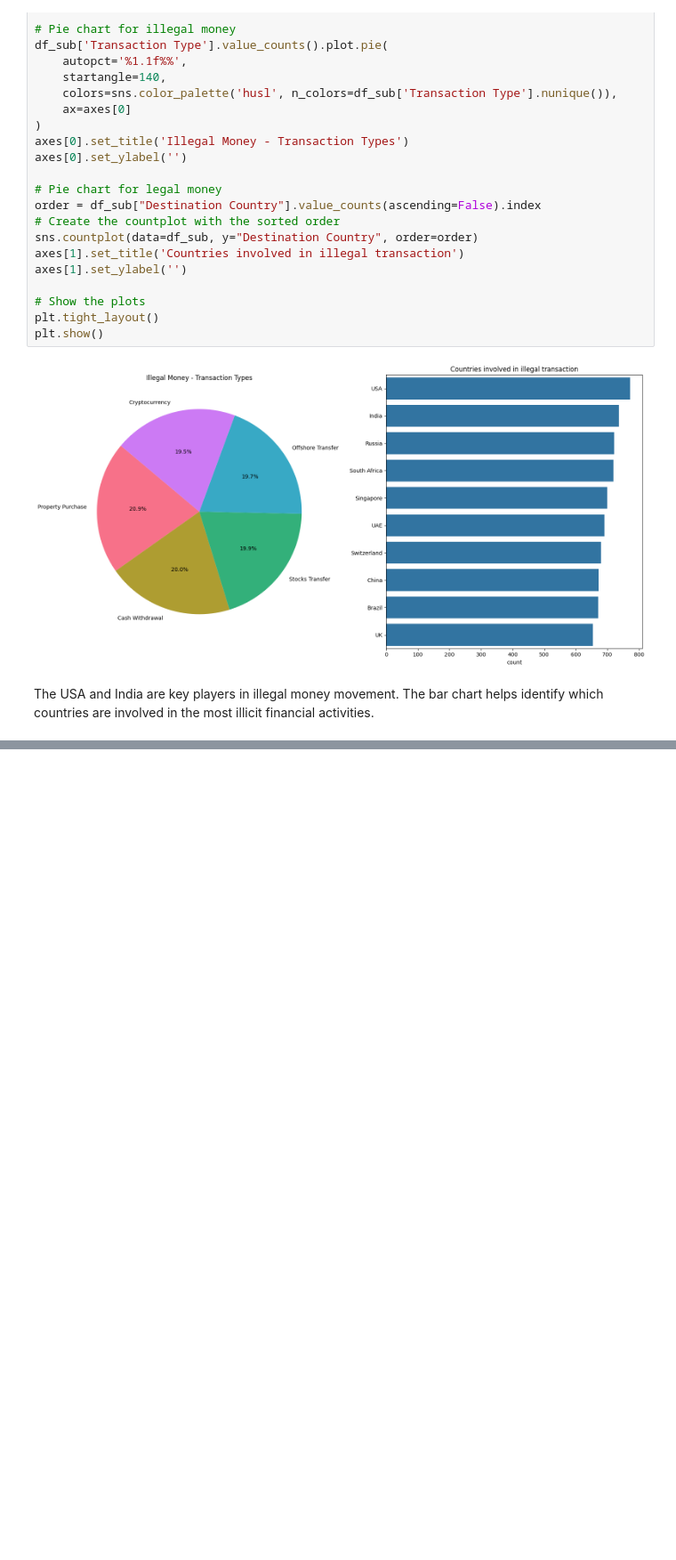
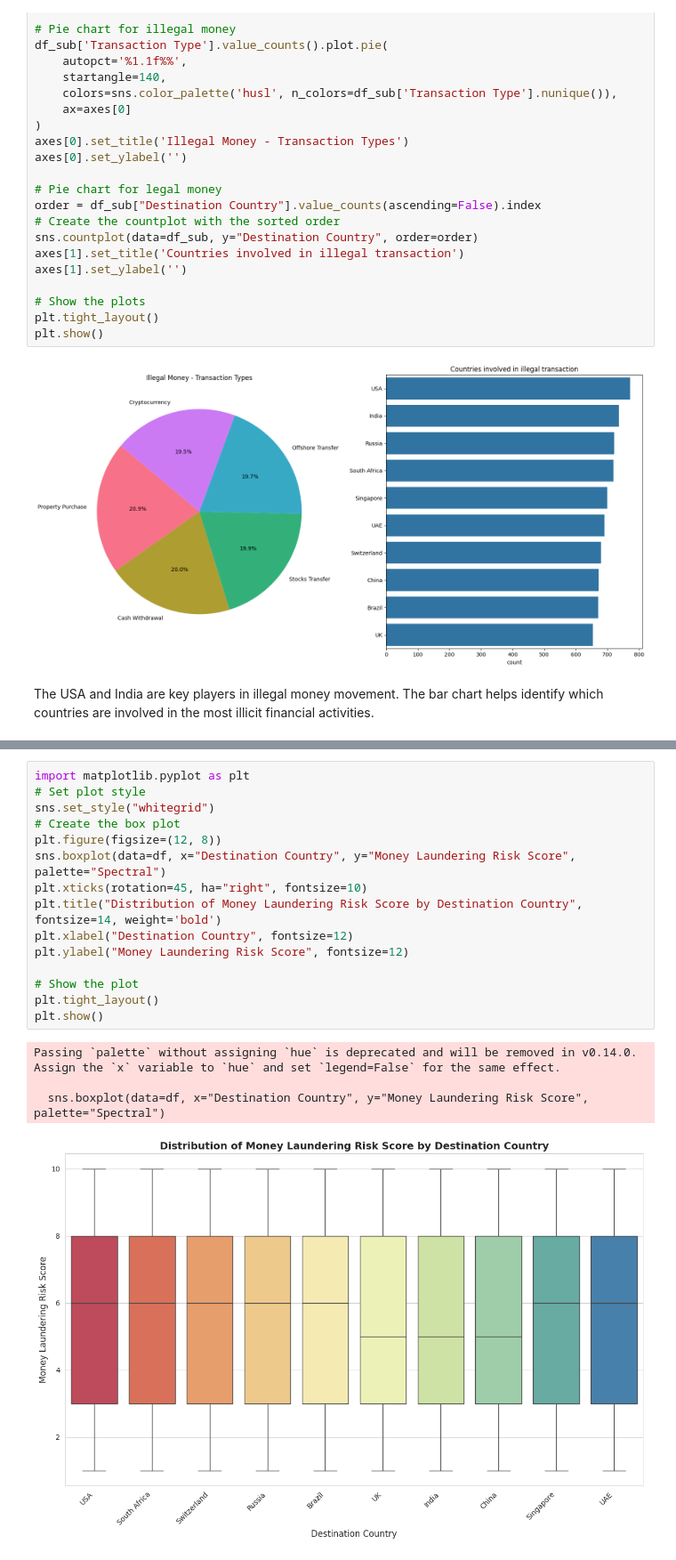
Before and after one commit to muhammadahmed73/Final-Project, a Jupyter notebook: 22031216_UOH_Final_Project.ipynb, the cells around one changed output, grey strips where cells are left out. Shown at 89% size. Cells and saved outputs as stored; diff of their text form; blank space fills up the shorter version.

```diff
--- a/22031216_UOH_Final_Project.ipynb
+++ b/22031216_UOH_Final_Project.ipynb
@@ -358,0 +421,20 @@ The USA and India are key players in illegal money movement. The bar chart helps
+# %%
+import matplotlib.pyplot as plt
+# Set plot style
+sns.set_style("whitegrid")
+# Create the box plot
+plt.figure(figsize=(12, 8))
+sns.boxplot(data=df, x="Destination Country", y="Money Laundering Risk Score", palette="Spectral")
+plt.xticks(rotation=45, ha="right", fontsize=10)
+plt.title("Distribution of Money Laundering Risk Score by Destination Country", fontsize=14, weight='bold')
+plt.xlabel("Destination Country", fontsize=12)
+plt.ylabel("Money Laundering Risk Score", fontsize=12)
+
+# Show the plot
+plt.tight_layout()
+plt.show()
+# %% [output]
+Passing `palette` without assigning `hue` is deprecated and will be removed in v0.14.0. Assign the `x` variable to `hue` and set `legend=False` for the same effect.
+
+  sns.boxplot(data=df, x="Destination Country", y="Money Laundering Risk Score", palette="Spectral")
+[figure, added]
```
Also changed, not shown: parts of 15 cells of this notebook.
